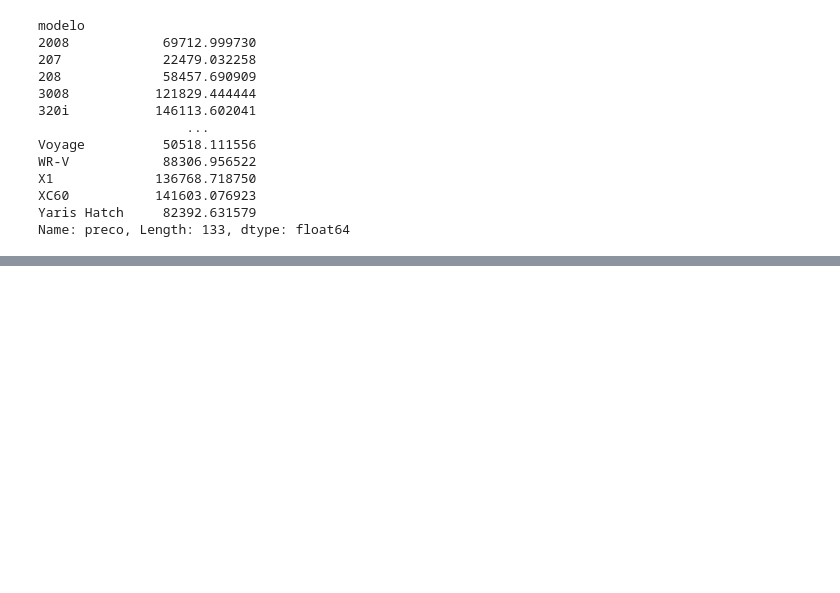
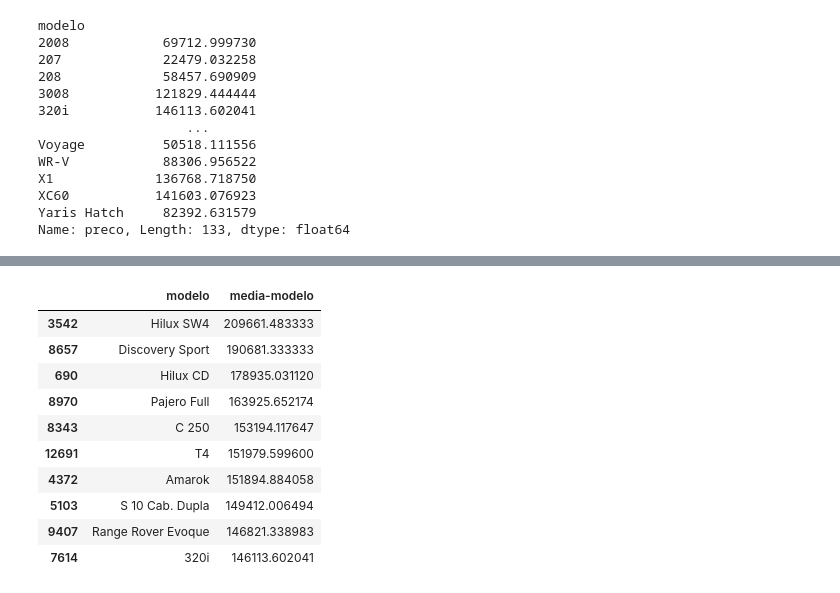
Before and after one commit to Ga-ol-an/adv_data_mining_final_work, a Jupyter notebook: notebooks/price_means.ipynb, the cells around one changed output, grey strips where cells are left out. Saved outputs shown, nothing was run; the diff lists cells and outputs as text; code cells hidden in the pictures; blank space fills up the shorter version.

```diff
--- a/notebooks/price_means.ipynb
+++ b/notebooks/price_means.ipynb
@@ -84,0 +72,14 @@ df.to_csv("../outputs/db_filtrado_media_por_modelo.csv")
+# %%
+models_and_prices_short
+# %% [output]
+|  | modelo | media-modelo |
+| 3542 | Hilux SW4 | 209661.483333 |
+| 8657 | Discovery Sport | 190681.333333 |
+| 690 | Hilux CD | 178935.031120 |
+| 8970 | Pajero Full | 163925.652174 |
+| 8343 | C 250 | 153194.117647 |
+| 12691 | T4 | 151979.599600 |
+| 4372 | Amarok | 151894.884058 |
+| 5103 | S 10 Cab. Dupla | 149412.006494 |
+| 9407 | Range Rover Evoque | 146821.338983 |
+| 7614 | 320i | 146113.602041 |
```
Also changed, not shown: parts of 8 cells of this notebook, 2 other files.
